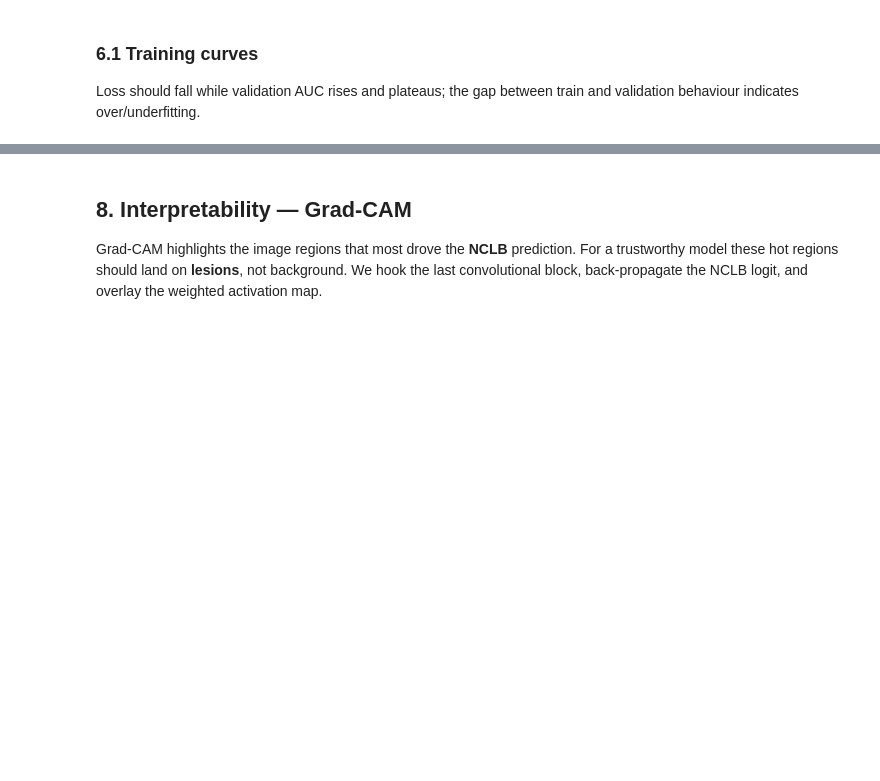
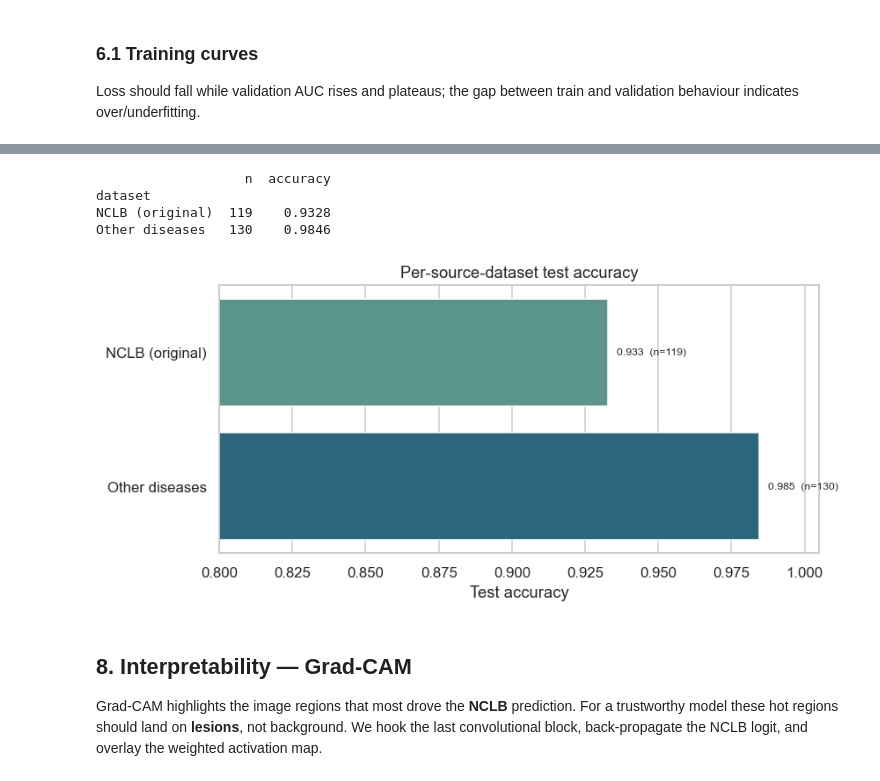
Before and after one commit to Nqobileee/imbewu, a Jupyter notebook: crop_disease_classification.ipynb, the cells around one changed output, grey strips where cells are left out. Saved outputs shown, nothing was run; the diff lists cells and outputs as text; code cells hidden in the pictures; blank space fills up the shorter version.

```diff
--- a/crop_disease_classification.ipynb
+++ b/crop_disease_classification.ipynb
@@ -379,15 +463,15 @@ The test set was never seen in training, validation, model selection, or thresho
 # %%
-from sklearn.metrics import (confusion_matrix, classification_report,
-        roc_curve, precision_recall_curve, ConfusionMatrixDisplay, f1_score, accuracy_score)
+from sklearn.metrics import (confusion_matrix, roc_curve, precision_recall_curve,
+        ConfusionMatrixDisplay, f1_score, accuracy_score, balanced_accuracy_score)
 
 yt, pt = evaluate(model, dl_te)
 pred = (pt>0.5).astype(int)
 auc=roc_auc_score(yt,pt); ap=average_precision_score(yt,pt)
-acc=accuracy_score(yt,pred); f1=f1_score(yt,pred)
-print(f"TEST  acc={acc:.3f}  f1={f1:.3f}  ROC-AUC={auc:.3f}  PR-AUC={ap:.3f}\n")
-print(classification_report(yt,pred,target_names=["not NCLB","NCLB"],digits=3))
-rep=classification_report(yt,pred,target_names=["not_nclb","nclb"],output_dict=True)
-METRICS["cnn_test"]={"accuracy":round(acc,4),"f1":round(f1,4),"roc_auc":round(float(auc),4),
-                     "pr_auc":round(float(ap),4),
-                     "precision_nclb":round(rep["nclb"]["precision"],4),
-                     "recall_nclb":round(rep["nclb"]["recall"],4)}
+acc=accuracy_score(yt,pred); bacc=balanced_accuracy_score(yt,pred); mf1=f1_score(yt,pred,average="macro")
+print(f"TEST (overall categorisation)")
+print(f"  accuracy      = {acc:.3f}  ({int((pred==yt).sum())}/{len(yt)})")
+print(f"  balanced acc  = {bacc:.3f}")
+print(f"  macro F1      = {mf1:.3f}")
+print(f"  ROC-AUC       = {auc:.3f}   PR-AUC = {ap:.3f}")
+METRICS["cnn_test"]={"accuracy":round(acc,4),"balanced_accuracy":round(bacc,4),
+                     "macro_f1":round(mf1,4),"roc_auc":round(float(auc),4),"pr_auc":round(float(ap),4)}
@@ -404,3 +500,32 @@ savefig("08_test_metrics")
+# %%
+import os as _os
+if _os.path.exists("dataset_sources.csv"):
+    srcdf = pd.read_csv("dataset_sources.csv")
+    srcdf["dataset"] = srcdf["dataset"].replace({"Other diseases (set 1)":"Other diseases",
+                                                  "Other diseases (set 2)":"Other diseases"})
+    tdf = df.iloc[te][["filename"]].copy().reset_index(drop=True)
+    tdf["correct"] = (pred == yt).astype(int)
+    tdf = tdf.merge(srcdf, on="filename", how="left")
+    pds = (tdf.groupby("dataset")["correct"].agg(["size","mean"])
+              .rename(columns={"size":"n","mean":"accuracy"}).sort_values("accuracy"))
+    print(pds.round(4).to_string())
+    plt.figure(figsize=(8,3.6))
+    sns.barplot(x=pds["accuracy"], y=pds.index, palette="crest")
+    plt.xlim(0.8,1.005); plt.xlabel("Test accuracy"); plt.ylabel("")
+    plt.title("Per-source-dataset test accuracy")
+    for i,(v,nn) in enumerate(zip(pds["accuracy"], pds["n"])):
+        plt.text(min(v+0.003,1.0), i, f"{v:.3f}  (n={int(nn)})", va="center", fontsize=8)
+    savefig("11_per_dataset")
+    METRICS["per_dataset"] = {k:{"n":int(r["n"]),"accuracy":round(float(r["accuracy"]),4)}
+                              for k,r in pds.iterrows()}
+else:
+    print("dataset_sources.csv not present - skipping per-dataset breakdown")
+# %% [output]
+                   n  accuracy
+dataset
+NCLB (original)  119    0.9328
+Other diseases   130    0.9846
+[figure, added]
 # %% [markdown]
 ## 8. Interpretability — Grad-CAM
 
```
Also changed, not shown: parts of 22 cells of this notebook, 15 other files.
